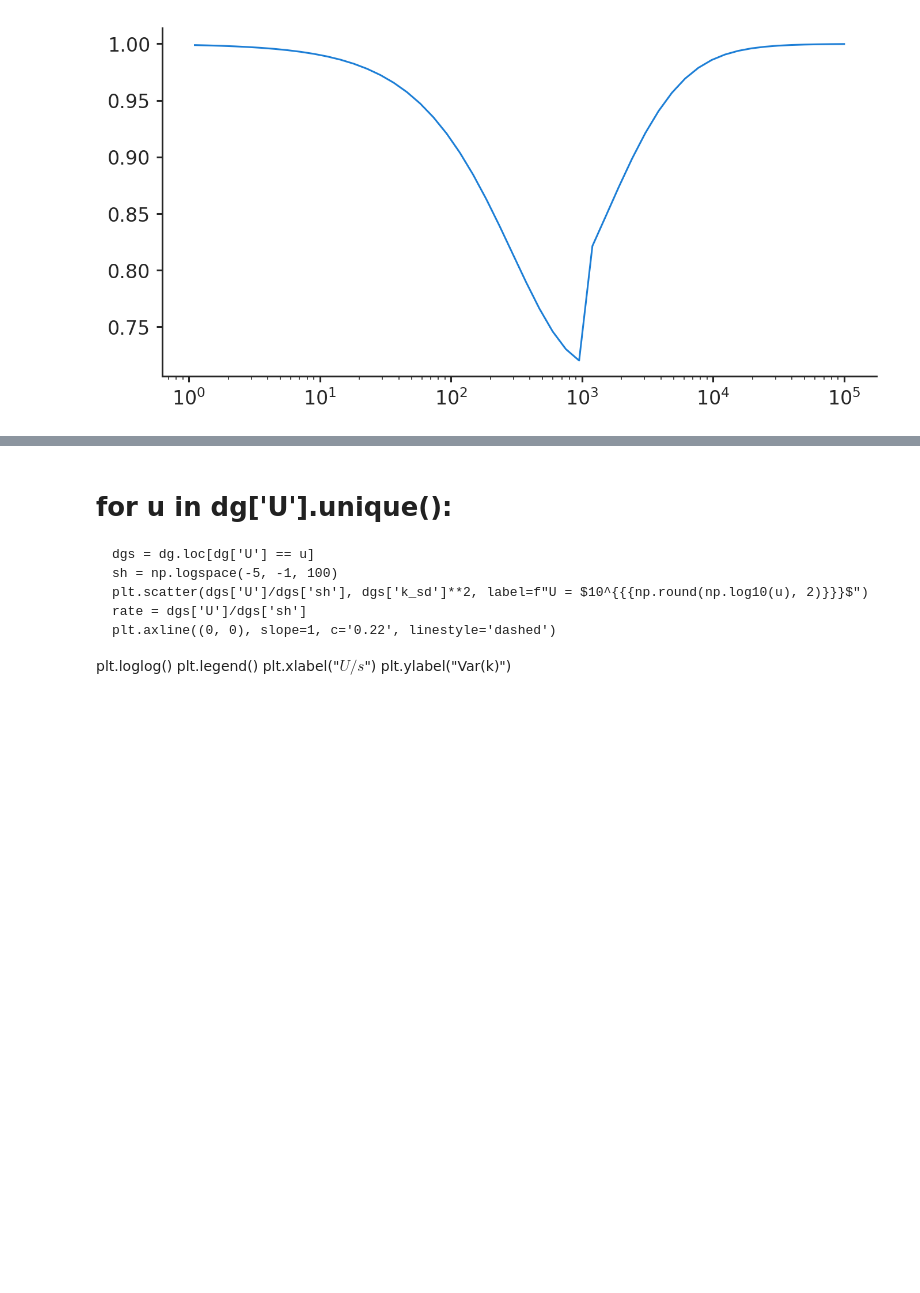
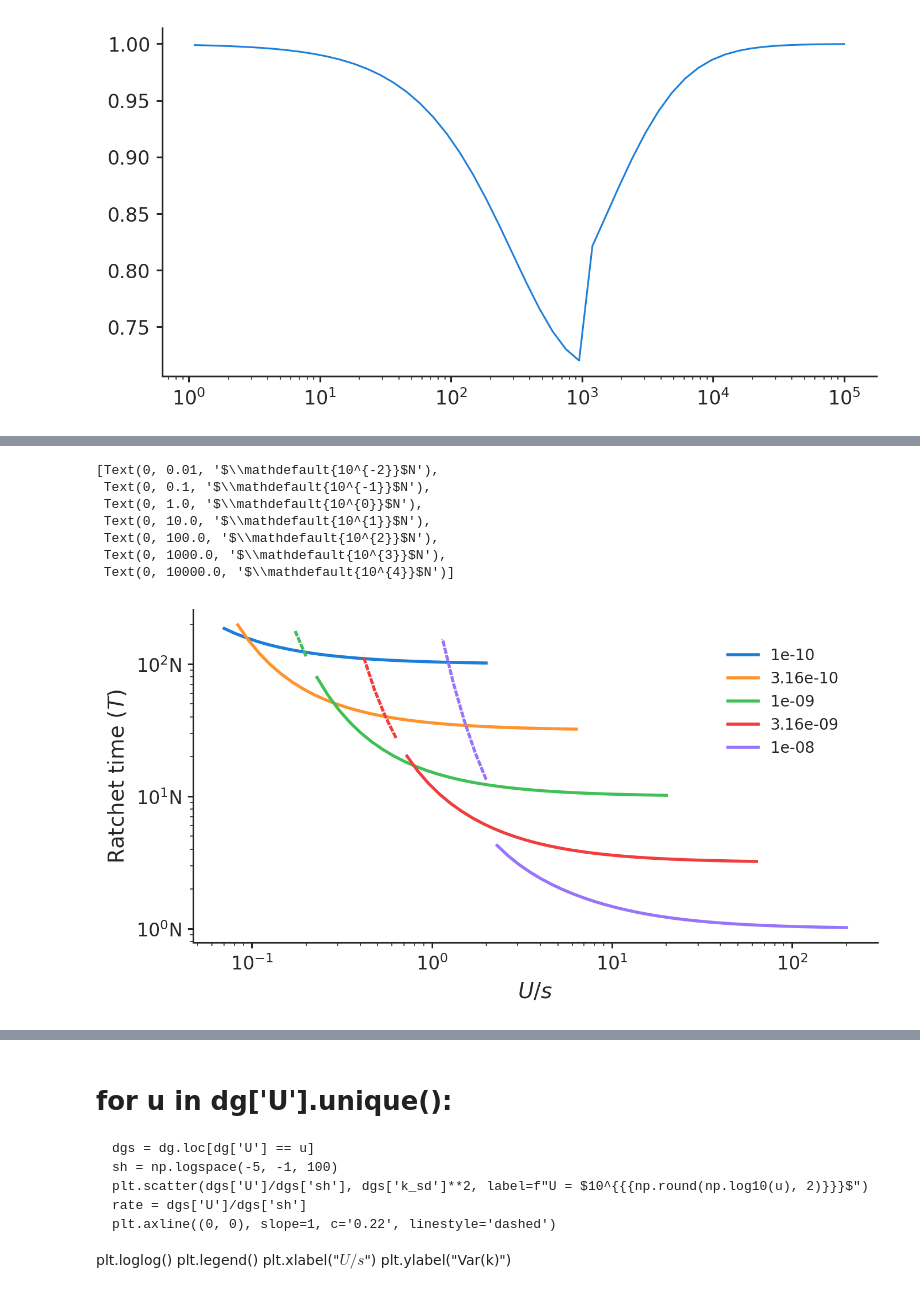
Before and after one commit to vsbuffalo/bprime, a Jupyter notebook: notebooks/region_simulations.ipynb, the cells around one changed output, grey strips where cells are left out. Saved outputs shown, nothing was run; the diff lists cells and outputs as text; code cells hidden in the pictures; blank space fills up the shorter version.

```diff
--- a/notebooks/region_simulations.ipynb
+++ b/notebooks/region_simulations.ipynb
@@ -307,0 +303,35 @@ data[3][42]
+# %%
+max_T = 200
+
+fig, ax = plt.subplots()
+
+for mu in theory_data.keys():
+    s = theory_data[mu][0]
+    T = theory_data[mu][4] / N
+    classic_bgs = np.array([x[-1] for x in theory_data[1e-8][-1]])
+
+    U = 2*mu*L
+
+    # classic BGS theory
+    keep = np.isfinite(T) & (T < max_T) & classic_bgs
+    lines = ax.plot(U/s[keep], T[keep], linewidth=2, linestyle=(0, (2, 0.4)))
+
+    # new theory
+    keep = np.isfinite(T) & (T < max_T) & ~classic_bgs
+    ax.plot(U/s[keep], T[keep], c=lines[0].get_color(), alpha=1, label=mu, linewidth=2)
+ax.loglog()
+ax.set_ylabel("Ratchet time ($T$)")
+ax.set_xlabel("$U/s$")
+fig.canvas.draw()
+ax.legend()
+labels = [x.get_text().replace('}}$', '}}$N') for x in ax.get_yticklabels()]
+ax.set_yticklabels(labels)
+# %% [output]
+[Text(0, 0.01, '$\\mathdefault{10^{-2}}$N'),
+ Text(0, 0.1, '$\\mathdefault{10^{-1}}$N'),
+ Text(0, 1.0, '$\\mathdefault{10^{0}}$N'),
+ Text(0, 10.0, '$\\mathdefault{10^{1}}$N'),
+ Text(0, 100.0, '$\\mathdefault{10^{2}}$N'),
+ Text(0, 1000.0, '$\\mathdefault{10^{3}}$N'),
+ Text(0, 10000.0, '$\\mathdefault{10^{4}}$N')]
+[figure, added]
```
Also changed, not shown: parts of 11 cells of this notebook, 1 other file.
